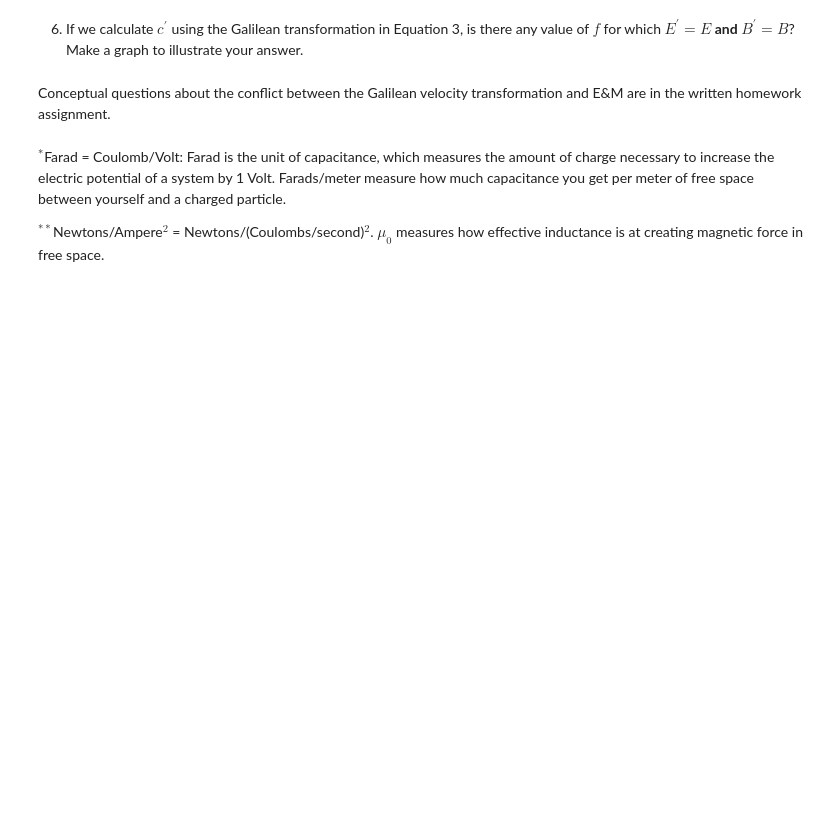
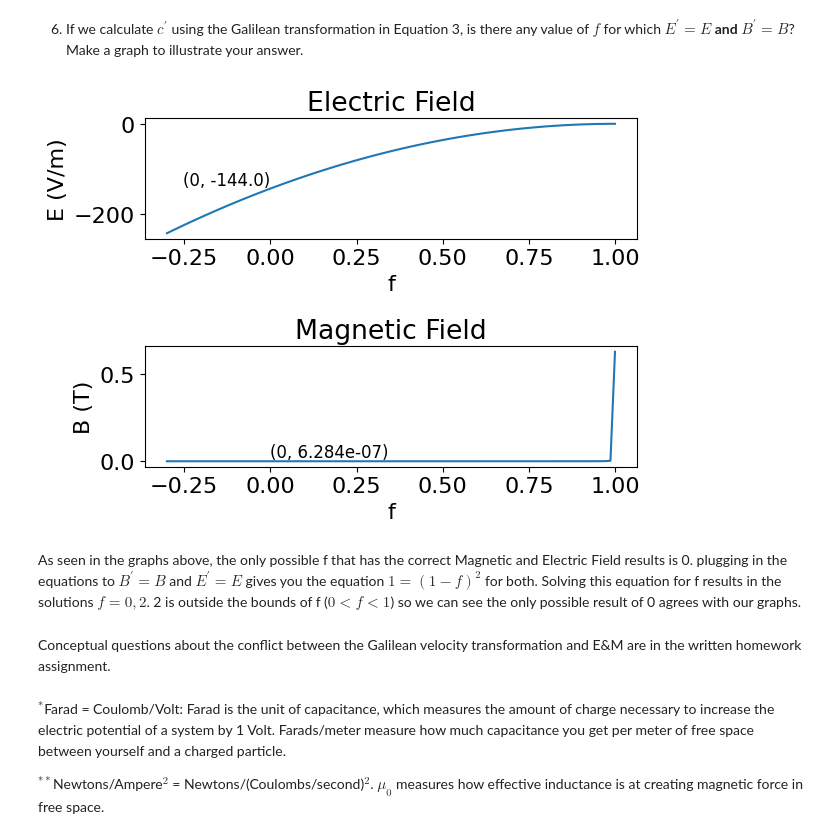
Before and after one commit to Wbosonbrendan/PHYS309, a Jupyter notebook: assignment1.ipynb, the cells around one changed output. Saved outputs shown, nothing was run; the diff lists cells and outputs as text; code cells hidden in the pictures; blank space fills up the shorter version.

```diff
--- a/assignment1.ipynb
+++ b/assignment1.ipynb
@@ -126,7 +195,41 @@ plt.show()
 # %% [markdown]
 6. If we calculate $c^{\prime}$ using the Galilean transformation in Equation 3, is there any value of $f$ for which $E^{\prime} = E$ <strong>and</strong> $B^{\prime} = B$? Make a graph to illustrate your answer.
 # %%
-# Plot here
+def E(f):
+  return (((1-f)**2) / (4*constants.pi*constants.epsilon_0))*(-1*constants.e/10e-12)
+
+def B(f):
+  return constants.mu_0/(2*(1-f)**2)
+
+f = np.linspace(-0.3, 0.999, 100)
+
+E = E(f)
+B = B(f)
+
+plt.subplot(2, 1, 1)
+plt.plot(f,E)
+y_value_at_zero = np.interp(0, f, E)
+plt.plot(0, y_value_at_zero)
+plt.text(0, y_value_at_zero, f'({0}, {y_value_at_zero:.4})', fontsize=12, verticalalignment='bottom', horizontalalignment='right')
+plt.xlabel('f')
+plt.ylabel('E (V/m)')
+plt.title("Electric Field")
+
+plt.subplot(2, 1, 2)
+plt.plot(f, B)
+plt.xlabel('f')
+plt.ylabel('B (T)')
+y_value_at_zero = np.interp(0, f, B)
+plt.plot(0, y_value_at_zero)
+plt.text(0, y_value_at_zero, f'({0}, {y_value_at_zero:.4})', fontsize=12, verticalalignment='bottom', horizontalalignment='left')
+plt.title('Magnetic Field')
+
+plt.tight_layout()
+plt.show()
+# %% [output]
+[figure, added]
+# %% [markdown]
+As seen in the graphs above, the only possible f that has the correct Magnetic and Electric Field results is 0. plugging in the equations to $B^{\prime} = B$ and $E^{\prime} = E$ gives you the equation $1 = (1-f)^2$ for both. Solving this equation for f results in the solutions $f = 0,2$. 2 is outside the bounds of f ($0<f<1$) so we can see the only possible result of 0 agrees with our graphs.
 # %% [markdown]
 Conceptual questions about the conflict between the Galilean velocity transformation and E&M are in the written homework assignment.
 # %% [markdown]
```
Also changed, not shown: parts of 4 cells of this notebook.
